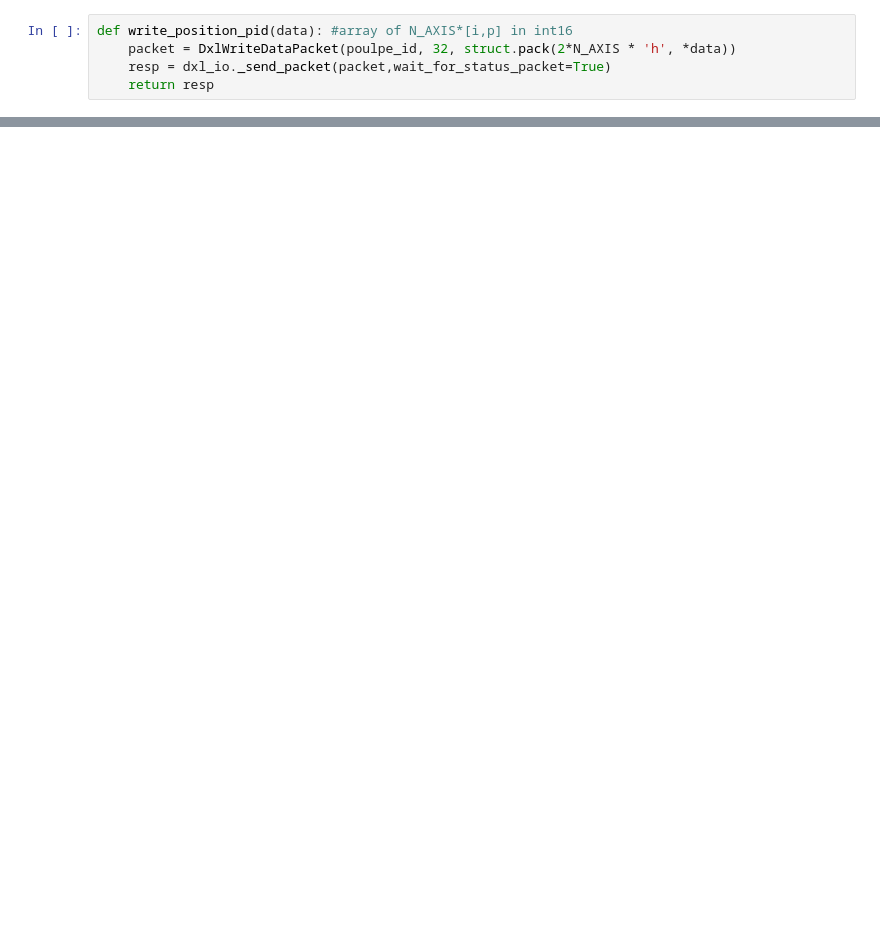
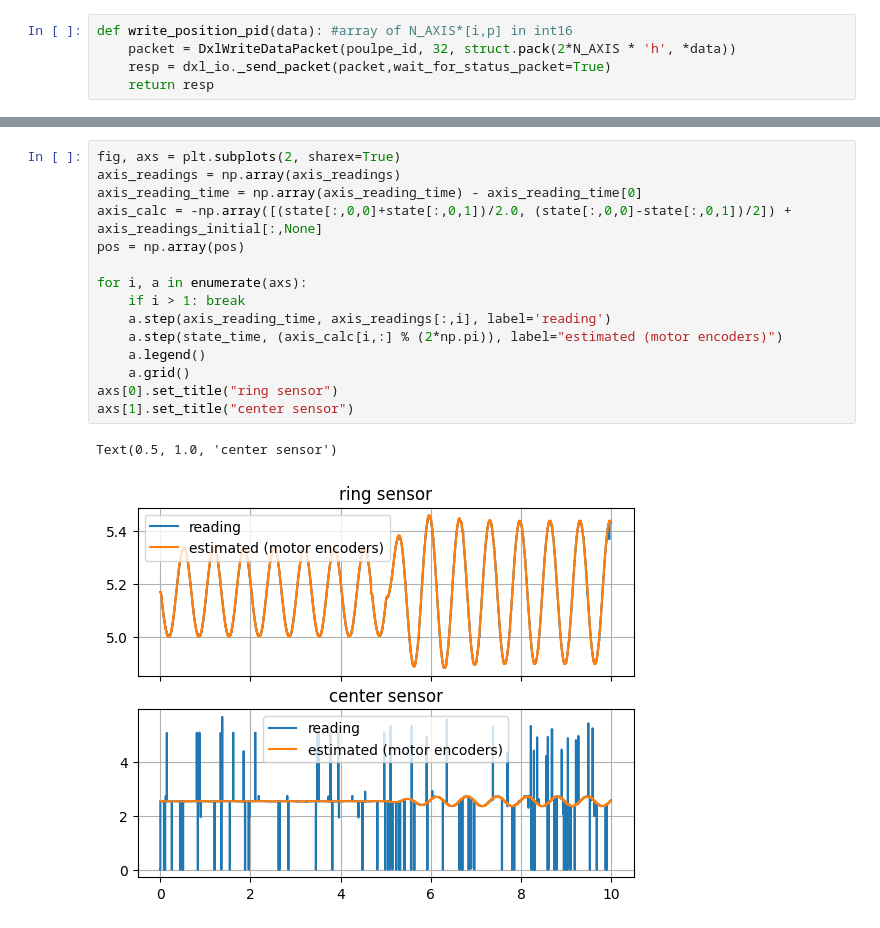
Before and after one commit to pollen-robotics/firmware_Poulpe, a Jupyter notebook: src/dynamixel/hwi.ipynb, the cells around one changed output, grey strips where cells are left out. Cells and saved outputs as stored; diff of their text form; blank space fills up the shorter version.

```diff
--- a/src/dynamixel/hwi.ipynb
+++ b/src/dynamixel/hwi.ipynb
@@ -324,0 +393,18 @@ plt.plot(np.array(vel))
+# %%
+fig, axs = plt.subplots(2, sharex=True)
+axis_readings = np.array(axis_readings)
+axis_reading_time = np.array(axis_reading_time) - axis_reading_time[0]
+axis_calc = -np.array([(state[:,0,0]+state[:,0,1])/2.0, (state[:,0,0]-state[:,0,1])/2]) + axis_readings_initial[:,None]
+pos = np.array(pos)
+
+for i, a in enumerate(axs):
+    if i > 1: break
+    a.step(axis_reading_time, axis_readings[:,i], label='reading')
+    a.step(state_time, (axis_calc[i,:] % (2*np.pi)), label="estimated (motor encoders)")
+    a.legend()
+    a.grid()
+axs[0].set_title("ring sensor")
+axs[1].set_title("center sensor")
+# %% [output]
+Text(0.5, 1.0, 'center sensor')
+[figure, added]
```
Also changed, not shown: parts of 41 cells of this notebook, 1 other file.
